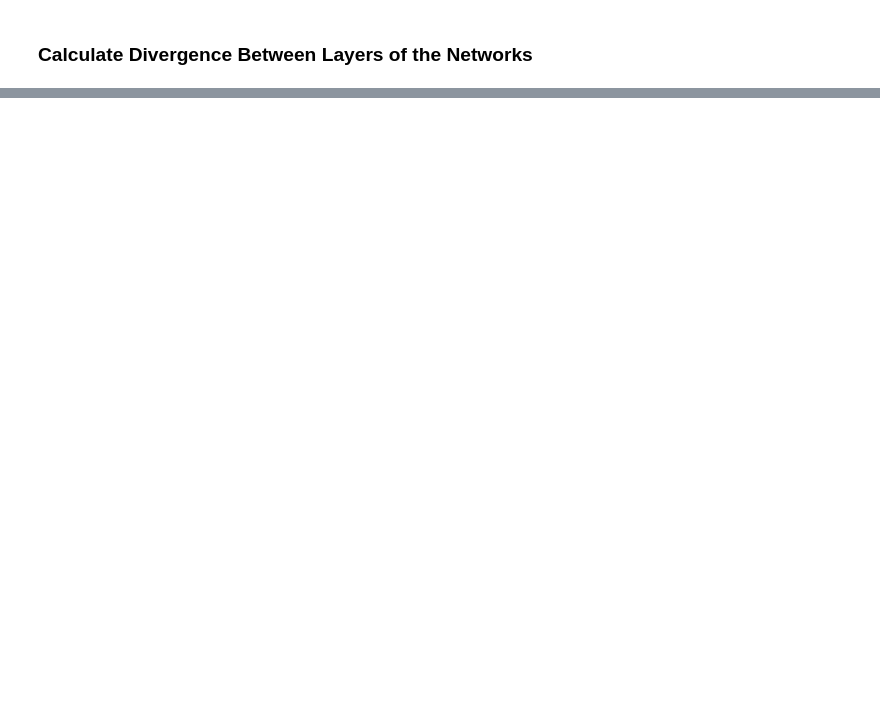
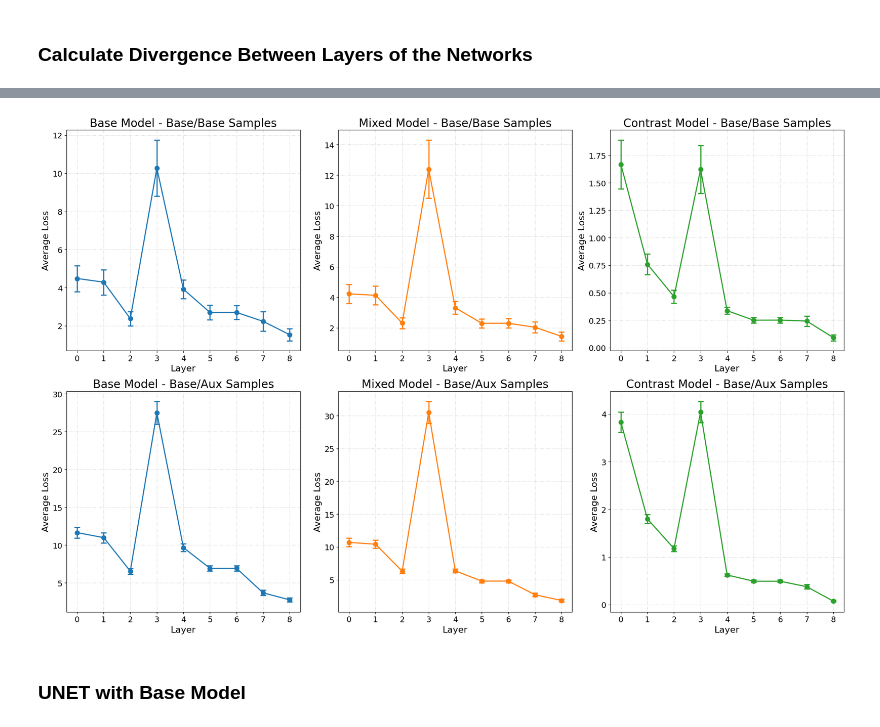
Before and after one commit to justlab11/FeatureAlignment, a Jupyter notebook: unet_work.ipynb, the cells around one changed output, grey strips where cells are left out. Cells and saved outputs as stored; diff of their text form; code cells hidden in the pictures; blank space fills up the shorter version.

```diff
--- a/unet_work.ipynb
+++ b/unet_work.ipynb
@@ -653,0 +846,65 @@ for i, (base, aux, label) in enumerate(val_loader):
+# %%
+fig, axs = plt.subplots(2, 3, figsize=(20, 13))
+fig.suptitle('DSWD Loss Initial Layerwise Test Results', fontsize=22)
+
+categories = ['base', 'mixed', 'contrast']
+modes = [0, 1]
+
+def dict_to_array(data_dict):
+    return np.array([data_dict[str(i)] for i in range(10)])
+
+for i, cat in enumerate(categories):
+    for j in range(2):
+        data = dswd_loss_test[cat][j]
+        array = dict_to_array(data).reshape(-1, 9)
+        means = np.mean(array, axis=0)
+        stds = np.std(array, axis=0)
+        x = range(9)
+
+        axs[j, i].grid(True, linestyle=":", alpha=.7)
+        colors = ['#1f77b4', '#ff7f0e', '#2ca02c']  # Blue, Orange, Green
+
+        axs[j, i].errorbar(x, means, yerr=stds, capsize=5, marker='o',
+                        color=colors[i], ecolor=colors[i],
+                        markersize=8, linewidth=2, capthick=2)
+
+        # Increase title font size
+        axs[j, i].set_title(f'{cat.capitalize()} Model - {"Base/Base" if j == 0 else "Base/Aux"} Samples',
+                            fontsize=20)
+
+        # Increase x-label font size
+        axs[j, i].set_xlabel('Layer', fontsize=16)
+
+        # Increase y-label font size
+        axs[j, i].set_ylabel('Average Loss', fontsize=16)
+
+        # Increase tick label font sizes
+        axs[j, i].tick_params(axis='both', which='major', labelsize=14)
+
+        # axs[i, j].set_xticks(x)
+
+# for i, mode in enumerate(modes):
+#     for j, category in enumerate(categories):
+#         data = dswd_loss_test[category][mode]
+
+#         # Get the correct number of x values
+#         num_values = len(data['0'])  # Assuming all digits have the same number of values
+#         x = range(num_values)
+
+#         # Average across all digits
+#         avg_data = np.mean([data[str(digit)] for digit in range(10)], axis=0)
+#         std_data = np.std([data[str(digit)] for digit in range(10)], axis=0)
+
+#         # Plot
+#         axs[i, j].errorbar(x, avg_data, yerr=std_data, capsize=5, marker='o')
+#         axs[i, j].set_title(f'{category.capitalize()} - {"Val" if mode == 0 else "Test"}')
+#         axs[i, j].set_xlabel('Index')
+#         axs[i, j].set_ylabel('Average Loss')
+#         axs[i, j].set_xticks(x)
+plt.tight_layout()
+plt.savefig(f'images/DSW_initial_{base}+{aux}.pdf', format="pdf", dpi=300)
+plt.show()
+# %% [output]
+[figure, added]
+# %% [markdown]
+### UNET with Base Model
```
Also changed, not shown: parts of 41 cells of this notebook, 4 other files.
